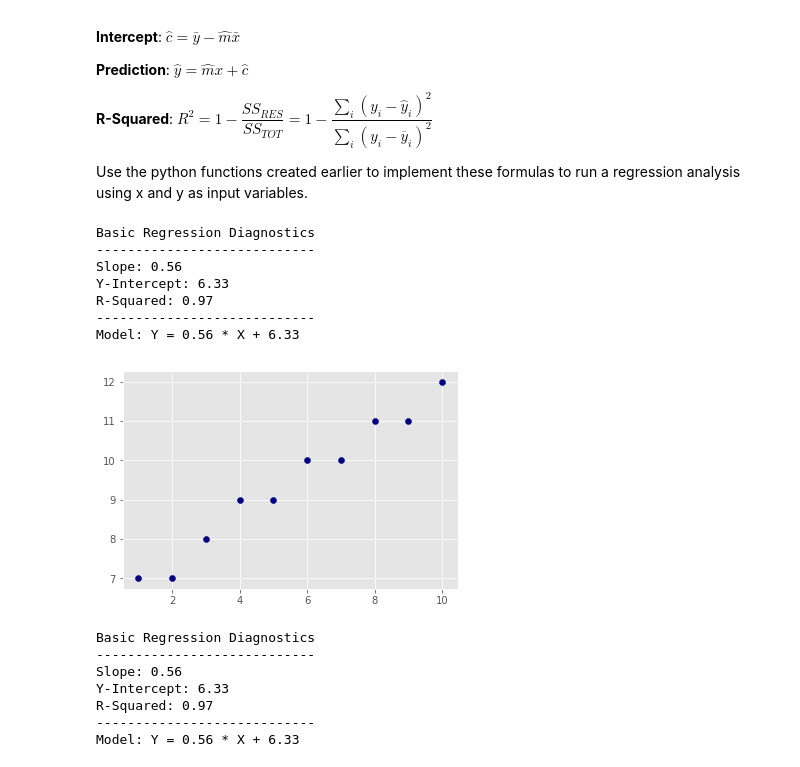
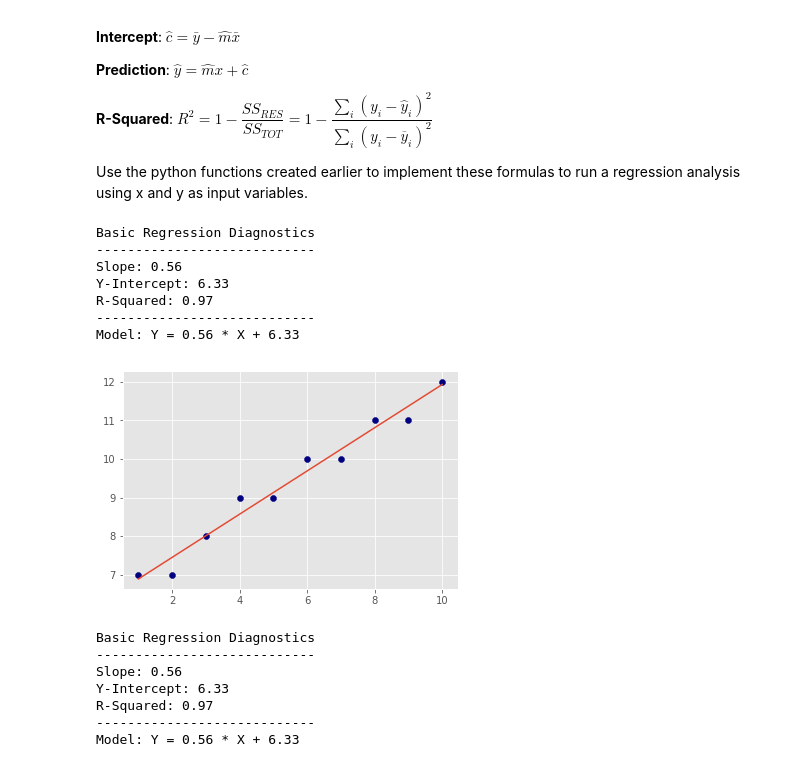
Before and after one commit to kathrinv/dsc-complete-regression-lab-nyc-ds-082619, a Jupyter notebook: index.ipynb, the cells around one changed output. Cells and saved outputs as stored; diff of their text form; code cells hidden in the pictures.

```diff
--- a/index.ipynb
+++ b/index.ipynb
@@ -77,30 +77,30 @@ def r_squared(y_real, y_predicted):
 # %%
 def reg_diagnostics(X, Y):
     slope, y_int = best_fit(X, Y)
     y_pred = reg_line(slope, y_int, X)
     r_square = r_squared(Y, y_pred)
 
     print(f"Basic Regression Diagnostics")
     print(f"----------------------------")
     print(f"Slope: {slope}")
     print(f"Y-Intercept: {y_int}")
     print(f"R-Squared: {r_square}")
     print(f"----------------------------")
     print(f"Model: Y = {slope} * X + {y_int}")
 
     plt.scatter(X, Y, color='navy', label='data')
-    plt.plot()
+    plt.plot(X, y_pred)
 
 reg_diagnostics(X,Y)
 # %% [output]
 Basic Regression Diagnostics
 ----------------------------
 Slope: 0.56
 Y-Intercept: 6.33
 R-Squared: 0.97
 ----------------------------
 Model: Y = 0.56 * X + 6.33
-[figure, old version]
+[figure, new version]
 # %%
 # Basic Regression Diagnostics
 # ----------------------------
```
